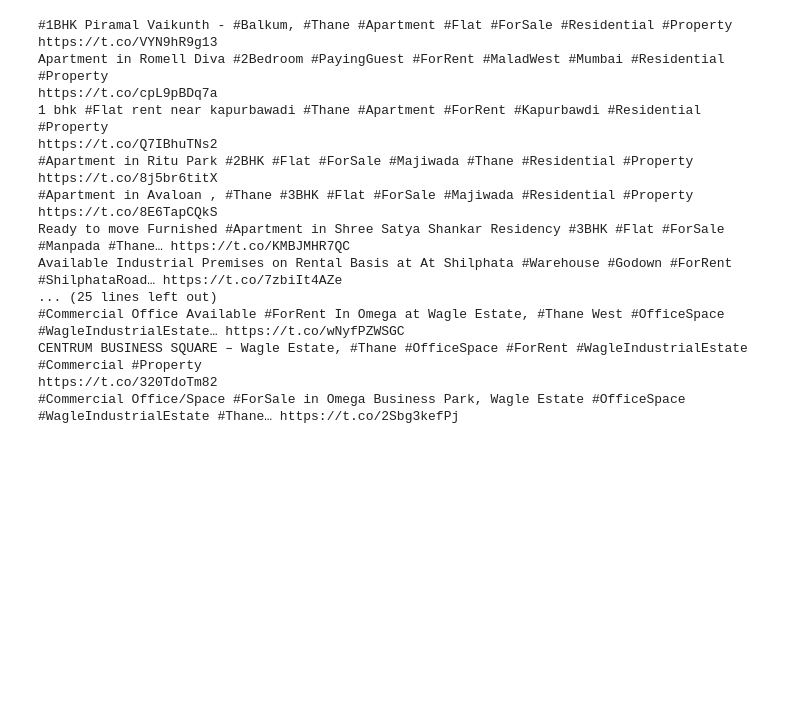
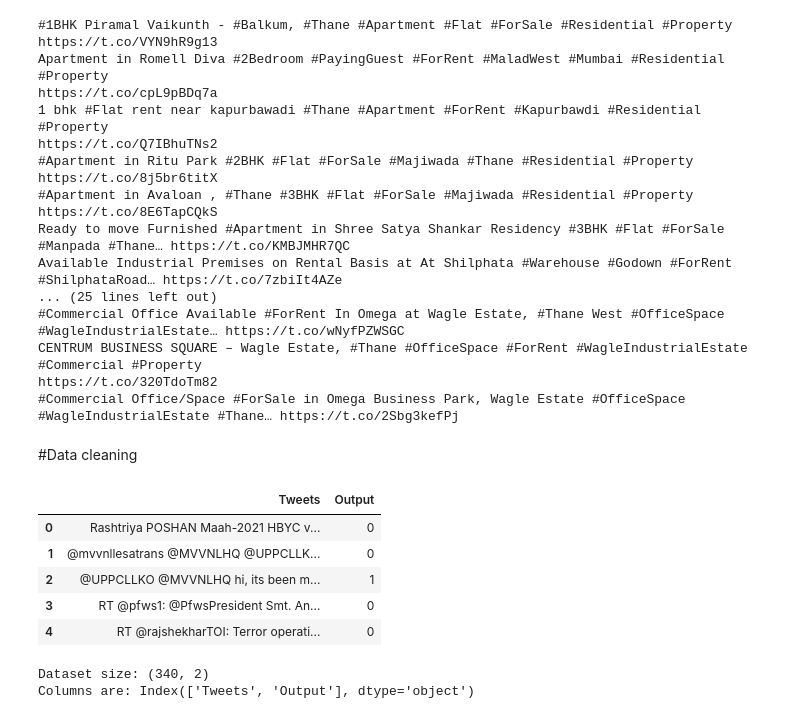
Before and after one commit to R-A-N-N/Final-Year-Project, a Jupyter notebook: Twitter_Problem_Detection.ipynb, the cells around one changed output. Saved outputs shown, nothing was run; the diff lists cells and outputs as text; code cells hidden in the pictures; blank space fills up the shorter version.

```diff
--- a/Twitter_Problem_Detection.ipynb
+++ b/Twitter_Problem_Detection.ipynb
@@ -241,3 +241,5 @@ Available Industrial Premises on Rental Basis at At Shilphata #Warehouse #Godown
 CENTRUM BUSINESS SQUARE – Wagle Estate, #Thane #OfficeSpace #ForRent #WagleIndustrialEstate #Commercial #Property
 https://t.co/320TdoTm82
 #Commercial Office/Space #ForSale in Omega Business Park, Wagle Estate #OfficeSpace #WagleIndustrialEstate #Thane… https://t.co/2Sbg3kefPj
+# %% [markdown]
+#Data cleaning
@@ -243,0 +262,16 @@ https://t.co/320TdoTm82
+# %%
+tweet_df = load_data()
+tweet_df.head()
+# %% [output]
+|  | Tweets | Output |
+| 0 | Rashtriya POSHAN Maah-2021 HBYC v... | 0 |
+| 1 | @mvvnllesatrans @MVVNLHQ @UPPCLLK... | 0 |
+| 2 | @UPPCLLKO @MVVNLHQ hi, its been m... | 1 |
+| 3 | RT @pfws1: @PfwsPresident Smt. An... | 0 |
+| 4 | RT @rajshekharTOI: Terror operati... | 0 |
+# %%
+print('Dataset size:',tweet_df.shape)
+print('Columns are:',tweet_df.columns)
+# %% [output]
+Dataset size: (340, 2)
+Columns are: Index(['Tweets', 'Output'], dtype='object')
```
Also changed, not shown: parts of 10 cells of this notebook.
